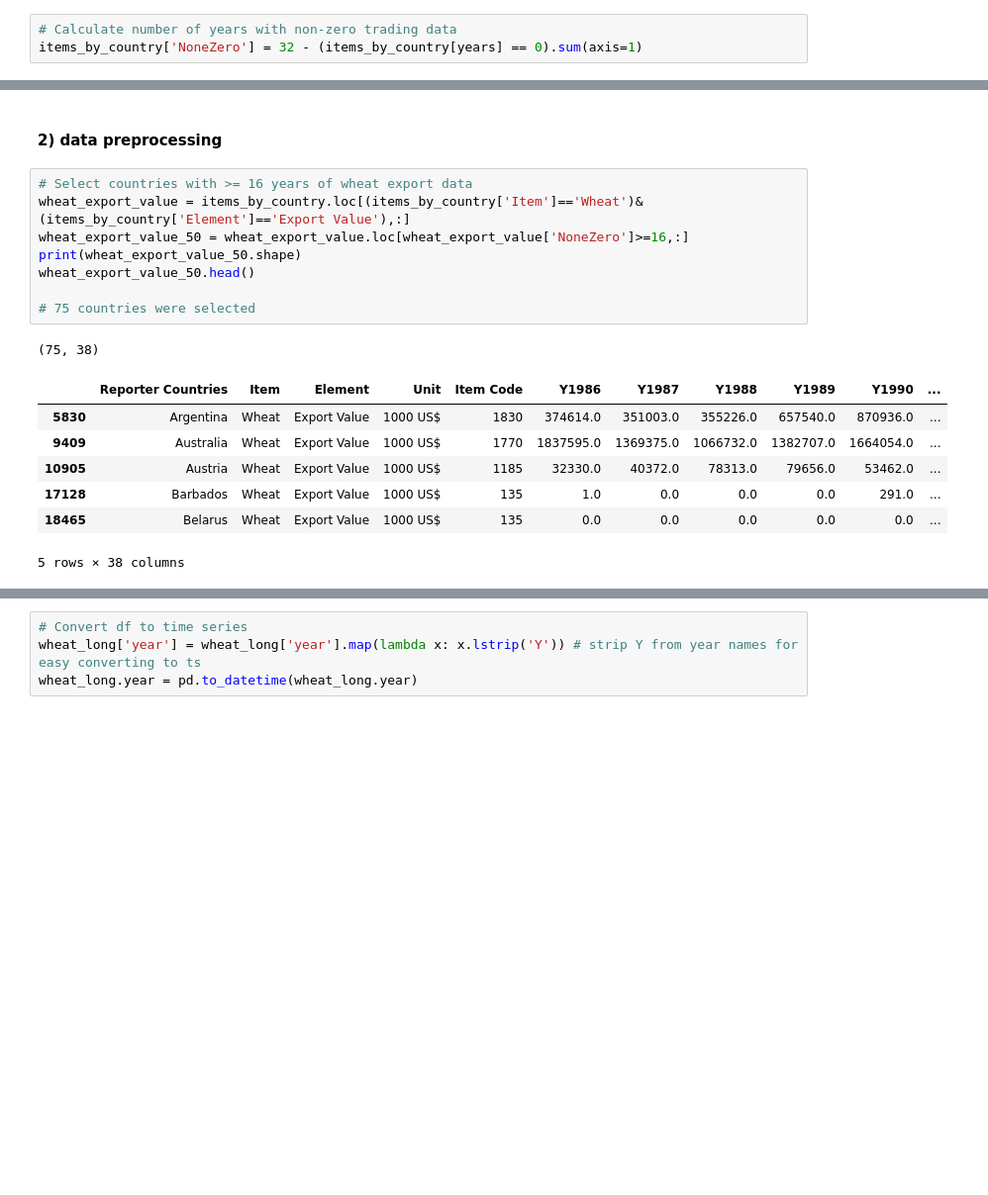
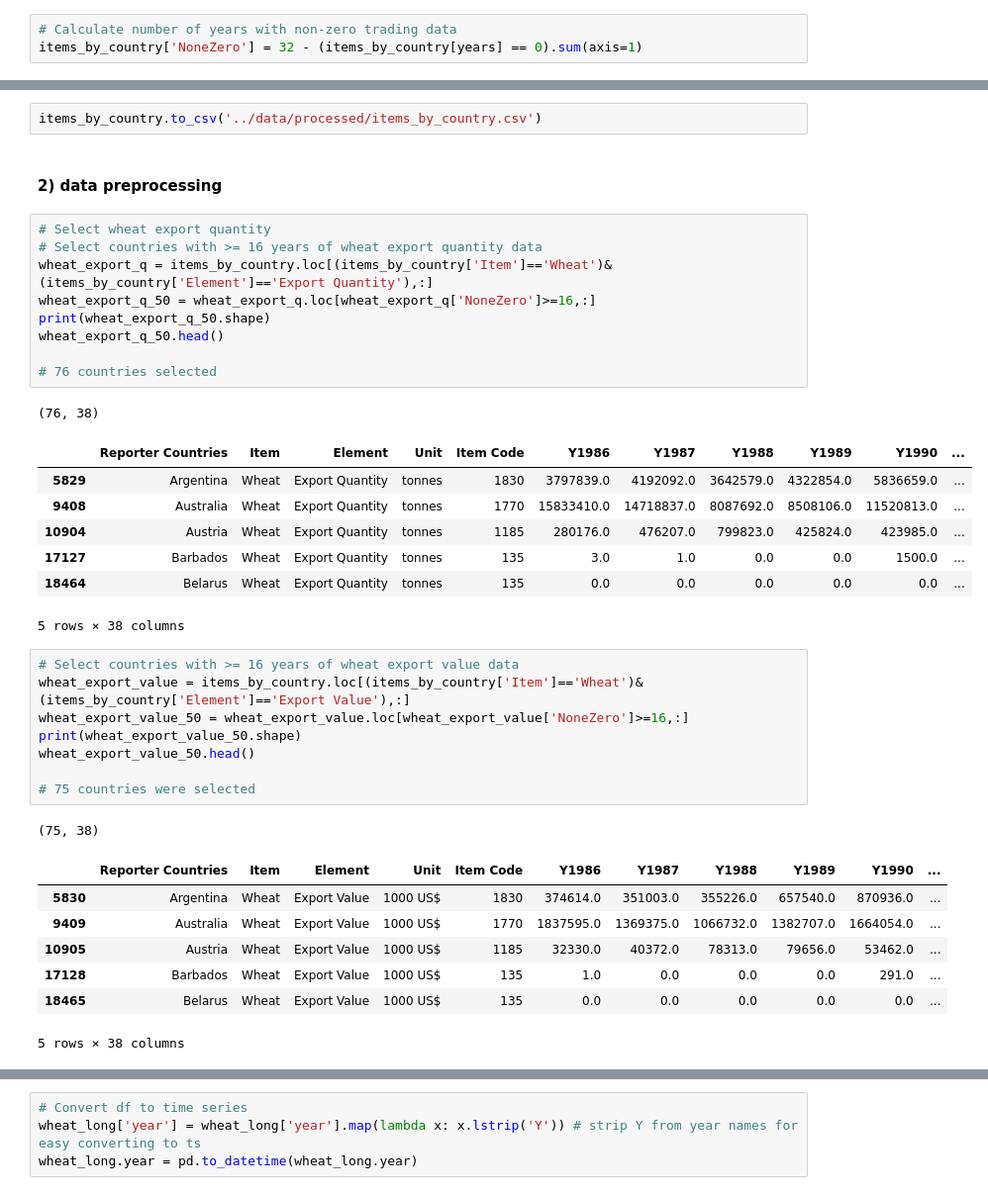
Before and after one commit to BrachyS/crop-trends, a Jupyter notebook: notebooks/2_exploratory-analysis-agtrade.ipynb, the cells around one changed output, grey strips where cells are left out. Shown at 99% size. Saved outputs shown, nothing was run; the diff lists cells and outputs as text; blank space fills up the shorter version.

```diff
--- a/notebooks/2_exploratory-analysis-agtrade.ipynb
+++ b/notebooks/2_exploratory-analysis-agtrade.ipynb
@@ -283,7 +293,27 @@ items_by_country['NoneZero'] = 32 - (items_by_country[years] == 0).sum(axis=1)
+# %%
+items_by_country.to_csv('../data/processed/items_by_country.csv')
 # %% [markdown]
 #### 2) data preprocessing
+# %%
+# Select wheat export quantity
+# Select countries with >= 16 years of wheat export quantity data
+wheat_export_q = items_by_country.loc[(items_by_country['Item']=='Wheat')&(items_by_country['Element']=='Export Quantity'),:]
+wheat_export_q_50 = wheat_export_q.loc[wheat_export_q['NoneZero']>=16,:]
+print(wheat_export_q_50.shape)
+wheat_export_q_50.head()
+
+# 76 countries selected
+# %% [output]
+(76, 38)
+|  | Reporter Countries | Item | Element | Unit | Item Code | Y1986 | Y1987 | Y1988 | Y1989 | Y1990 | ... |
+| 5829 | Argentina | Wheat | Export Quantity | tonnes | 1830 | 3797839.0 | 4192092.0 | 3642579.0 | 4322854.0 | 5836659.0 | ... |
+| 9408 | Australia | Wheat | Export Quantity | tonnes | 1770 | 15833410.0 | 14718837.0 | 8087692.0 | 8508106.0 | 11520813.0 | ... |
+| 10904 | Austria | Wheat | Export Quantity | tonnes | 1185 | 280176.0 | 476207.0 | 799823.0 | 425824.0 | 423985.0 | ... |
+| 17127 | Barbados | Wheat | Export Quantity | tonnes | 135 | 3.0 | 1.0 | 0.0 | 0.0 | 1500.0 | ... |
+| 18464 | Belarus | Wheat | Export Quantity | tonnes | 135 | 0.0 | 0.0 | 0.0 | 0.0 | 0.0 | ... |
+5 rows × 38 columns
 # %%
-# Select countries with >= 16 years of wheat export data
+# Select countries with >= 16 years of wheat export value data
 wheat_export_value = items_by_country.loc[(items_by_country['Item']=='Wheat')&(items_by_country['Element']=='Export Value'),:]
 wheat_export_value_50 = wheat_export_value.loc[wheat_export_value['NoneZero']>=16,:]
 print(wheat_export_value_50.shape)
```
Also changed, not shown: parts of 8 cells of this notebook, 10 other files.
